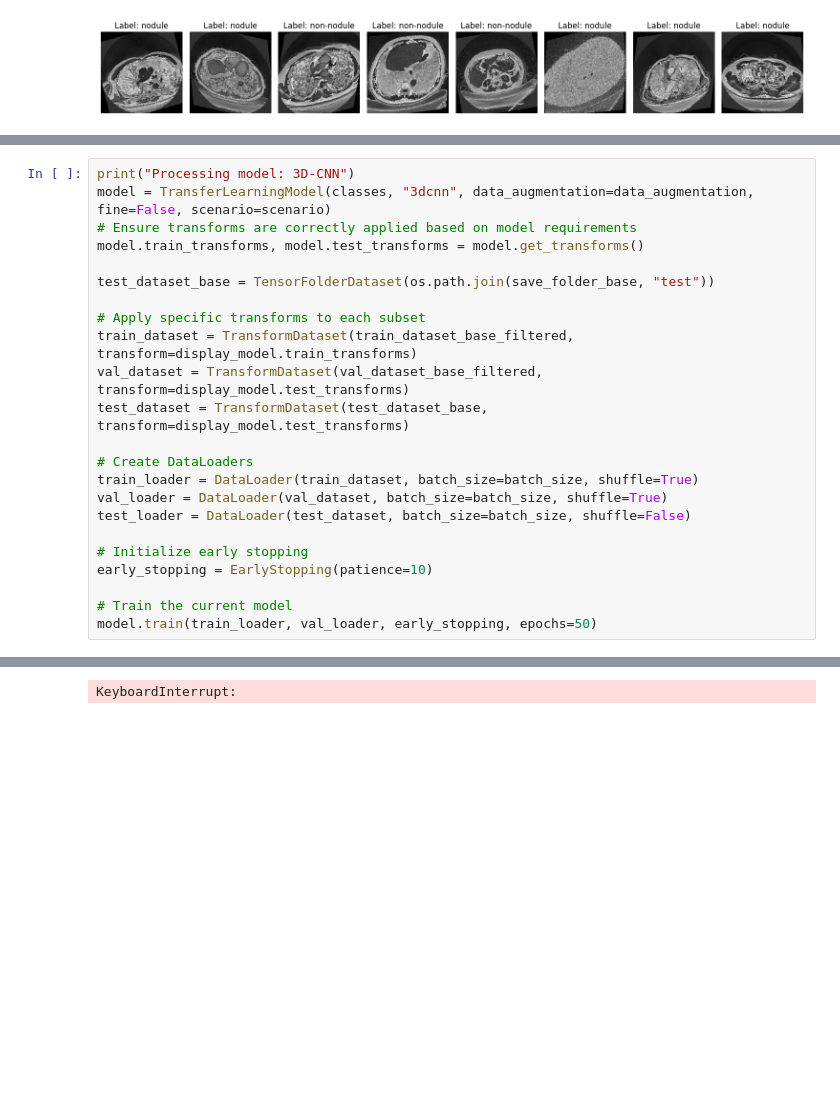
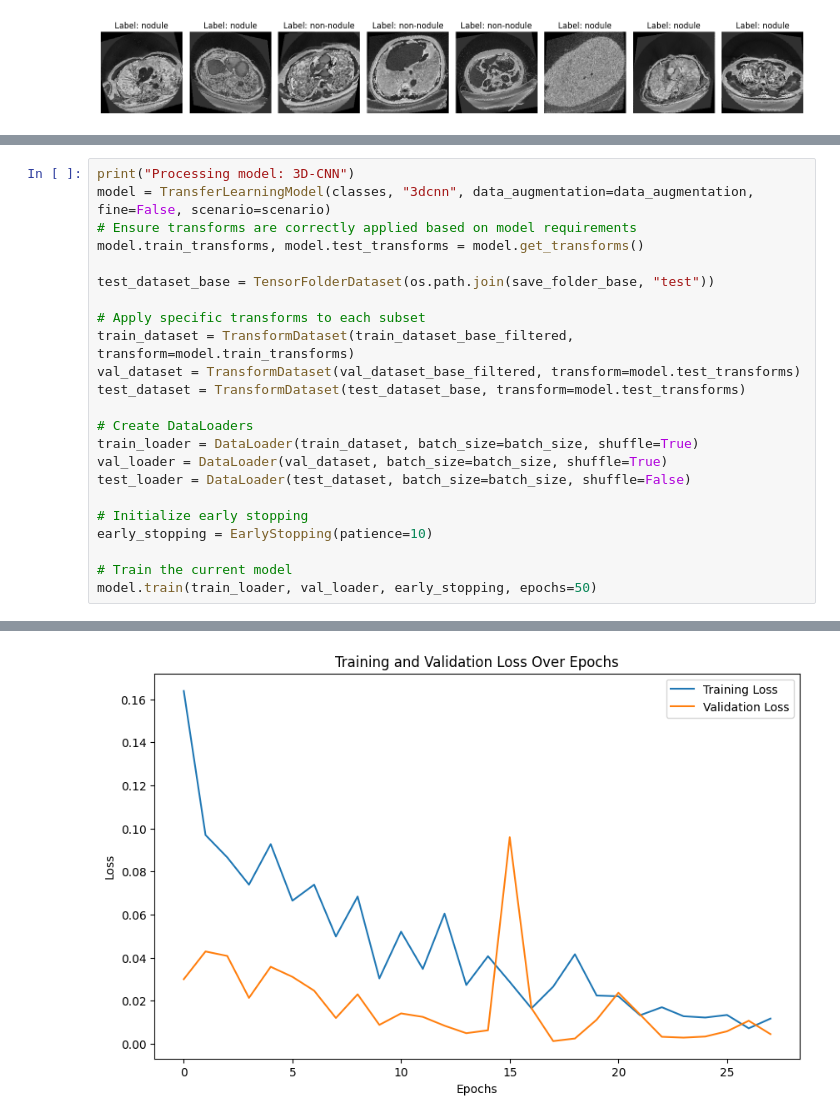
Before and after one commit to DominikHahn1407/Masterarbeit, a Jupyter notebook: Final Models/3dcnn_coarse_scenario2_3.ipynb, the cells around one changed output, grey strips where cells are left out. Cells and saved outputs as stored; diff of their text form; blank space fills up the shorter version.

```diff
--- a/Final Models/3dcnn_coarse_scenario2_3.ipynb
+++ b/Final Models/3dcnn_coarse_scenario2_3.ipynb
@@ -78,9 +78,9 @@ model.train_transforms, model.test_transforms = model.get_transforms()
 test_dataset_base = TensorFolderDataset(os.path.join(save_folder_base, "test"))
 
 # Apply specific transforms to each subset
-train_dataset = TransformDataset(train_dataset_base_filtered, transform=display_model.train_transforms)
-val_dataset = TransformDataset(val_dataset_base_filtered, transform=display_model.test_transforms)
-test_dataset = TransformDataset(test_dataset_base, transform=display_model.test_transforms)
+train_dataset = TransformDataset(train_dataset_base_filtered, transform=model.train_transforms)
+val_dataset = TransformDataset(val_dataset_base_filtered, transform=model.test_transforms)
+test_dataset = TransformDataset(test_dataset_base, transform=model.test_transforms)
 
 # Create DataLoaders
 train_loader = DataLoader(train_dataset, batch_size=batch_size, shuffle=True)
@@ -105,2 +113,2 @@ Epoch 7/50 ----- Loss: 0.1939, Accuracy: 93.19% ----- Validation Loss: 2.6241, V
-KeyboardInterrupt:
+[figure, added]
 # %%
```
Also changed, not shown: parts of 6 cells of this notebook, 9 other files.
